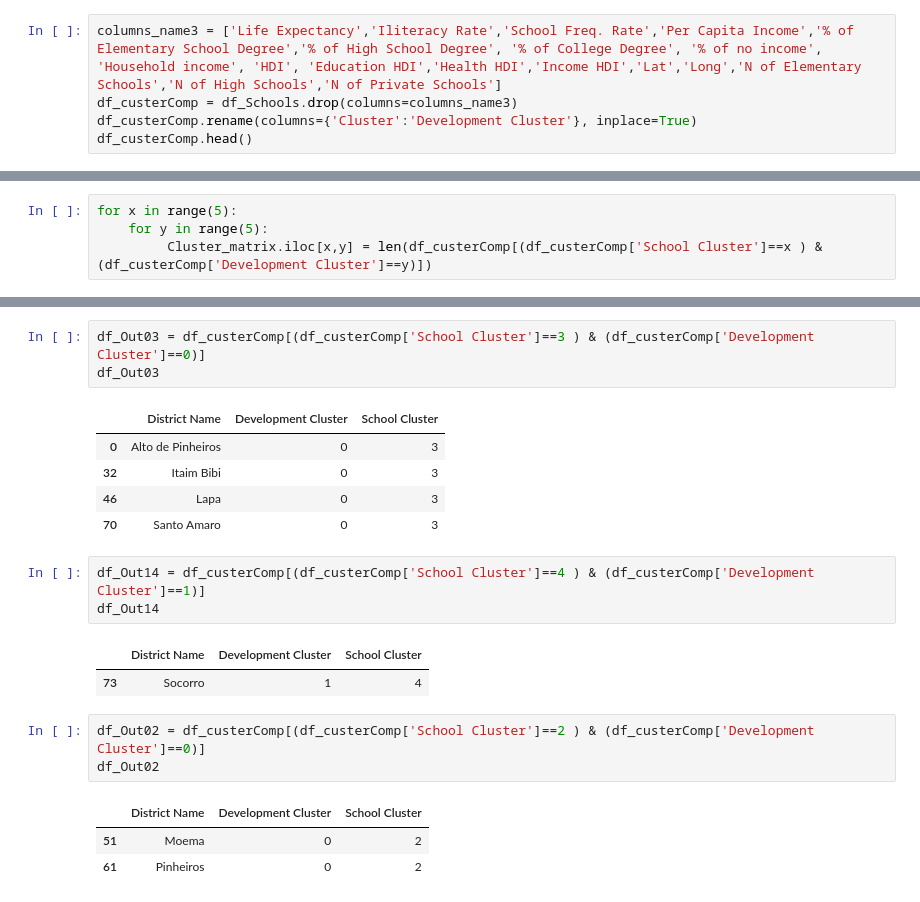
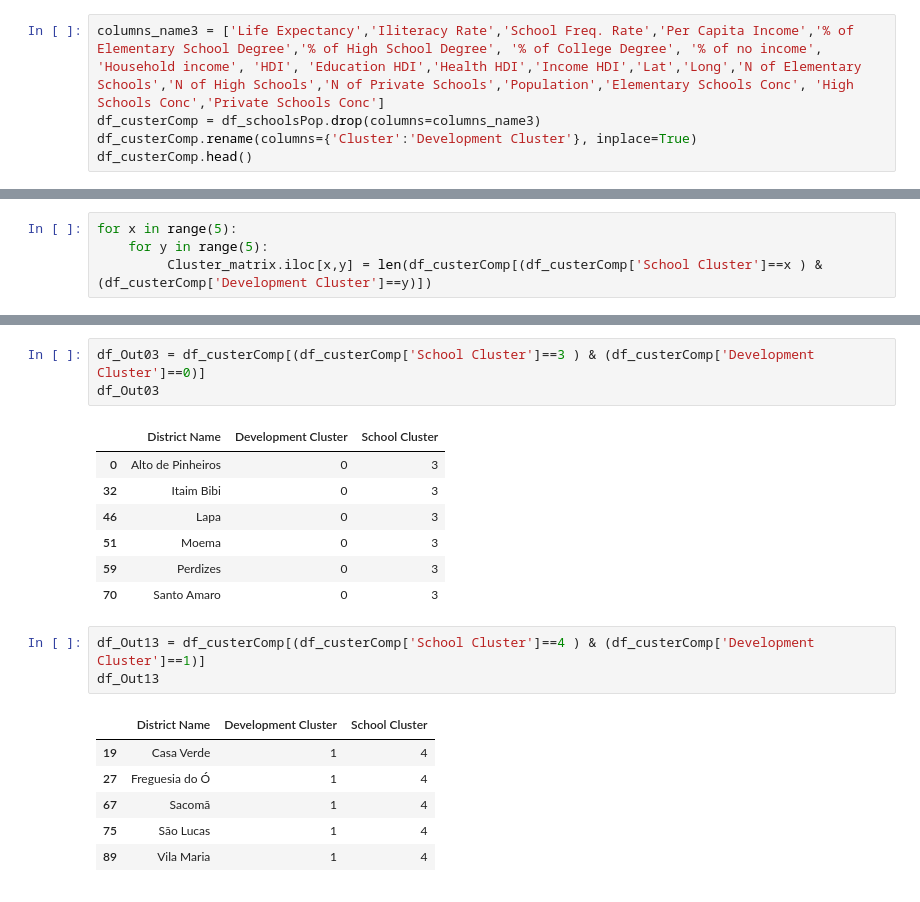
Before and after one commit to gakleine/git-hubexample, a Jupyter notebook: Sao Paulo Facilities Analysis.ipynb, the cells around one changed output, grey strips where cells are left out. Saved outputs shown, nothing was run; the diff lists cells and outputs as text.

```diff
--- a/Sao Paulo Facilities Analysis.ipynb
+++ b/Sao Paulo Facilities Analysis.ipynb
@@ -440,8 +477,8 @@ map_clusters
 # %% [markdown]
 ### Clean the DataFrame a little
 # %%
-columns_name3 = ['Life Expectancy','Iliteracy Rate','School Freq. Rate','Per Capita Income','% of Elementary School Degree','% of High School Degree', '% of College Degree', '% of no income', 'Household income', 'HDI', 'Education HDI','Health HDI','Income HDI','Lat','Long','N of Elementary Schools','N of High Schools','N of Private Schools']
-df_custerComp = df_Schools.drop(columns=columns_name3)
+columns_name3 = ['Life Expectancy','Iliteracy Rate','School Freq. Rate','Per Capita Income','% of Elementary School Degree','% of High School Degree', '% of College Degree', '% of no income', 'Household income', 'HDI', 'Education HDI','Health HDI','Income HDI','Lat','Long','N of Elementary Schools','N of High Schools','N of Private Schools','Population','Elementary Schools Conc', 'High Schools Conc','Private Schools Conc']
+df_custerComp = df_schoolsPop.drop(columns=columns_name3)
 df_custerComp.rename(columns={'Cluster':'Development Cluster'}, inplace=True)
 df_custerComp.head()
 # %% [output]
@@ -503,17 +540,16 @@ df_Out03
 | 0 | Alto de Pinheiros | 0 | 3 |
 | 32 | Itaim Bibi | 0 | 3 |
 | 46 | Lapa | 0 | 3 |
+| 51 | Moema | 0 | 3 |
+| 59 | Perdizes | 0 | 3 |
 | 70 | Santo Amaro | 0 | 3 |
 # %%
-df_Out14 = df_custerComp[(df_custerComp['School Cluster']==4 ) & (df_custerComp['Development Cluster']==1)]
-df_Out14
+df_Out13 = df_custerComp[(df_custerComp['School Cluster']==4 ) & (df_custerComp['Development Cluster']==1)]
+df_Out13
 # %% [output]
 |  | District Name | Development Cluster | School Cluster |
-| 73 | Socorro | 1 | 4 |
+| 19 | Casa Verde | 1 | 4 |
+| 27 | Freguesia do Ó | 1 | 4 |
+| 67 | Sacomã | 1 | 4 |
+| 75 | São Lucas | 1 | 4 |
+| 89 | Vila Maria | 1 | 4 |
-# %%
-df_Out02 = df_custerComp[(df_custerComp['School Cluster']==2 ) & (df_custerComp['Development Cluster']==0)]
-df_Out02
-# %% [output]
-|  | District Name | Development Cluster | School Cluster |
-| 51 | Moema | 0 | 2 |
-| 61 | Pinheiros | 0 | 2 |
```
Also changed, not shown: parts of 32 cells of this notebook.
